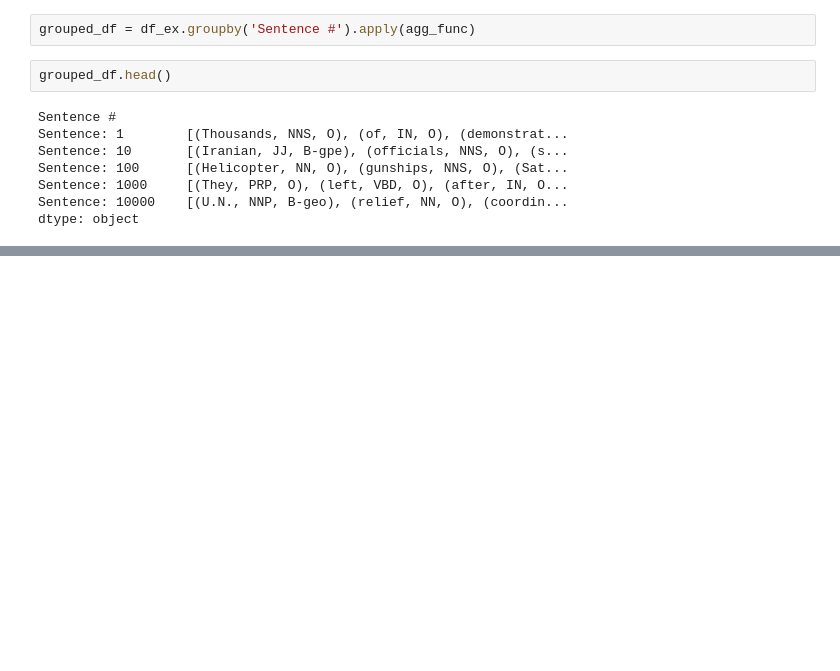
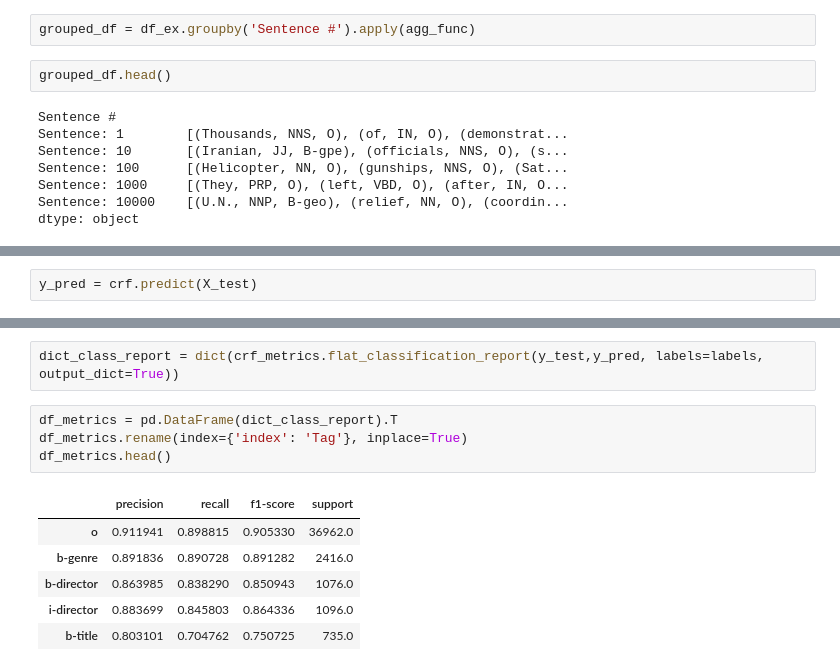
Before and after one commit to wbfrench1/barker_DATA606, a Jupyter notebook: src/crf_models/Sarkar_Custom_Movie_NER_Model.ipynb, the cells around one changed output, grey strips where cells are left out. Drawn from its saved outputs; the diff is of its cells as text; blank space fills up the shorter version.

```diff
--- a/src/crf_models/Sarkar_Custom_Movie_NER_Model.ipynb
+++ b/src/crf_models/Sarkar_Custom_Movie_NER_Model.ipynb
@@ -899,0 +883,2 @@ word2features(l_sentences[0], 1)
+# %%
+y_pred = crf.predict(X_test)
@@ -899,0 +929,13 @@ word2features(l_sentences[0], 1)
+# %%
+dict_class_report = dict(crf_metrics.flat_classification_report(y_test,y_pred, labels=labels, output_dict=True))
+# %%
+df_metrics = pd.DataFrame(dict_class_report).T
+df_metrics.rename(index={'index': 'Tag'}, inplace=True)
+df_metrics.head()
+# %% [output]
+|  | precision | recall | f1-score | support |
+| o | 0.911941 | 0.898815 | 0.905330 | 36962.0 |
+| b-genre | 0.891836 | 0.890728 | 0.891282 | 2416.0 |
+| b-director | 0.863985 | 0.838290 | 0.850943 | 1076.0 |
+| i-director | 0.883699 | 0.845803 | 0.864336 | 1096.0 |
+| b-title | 0.803101 | 0.704762 | 0.750725 | 735.0 |
```
Also changed, not shown: parts of 23 cells of this notebook.
